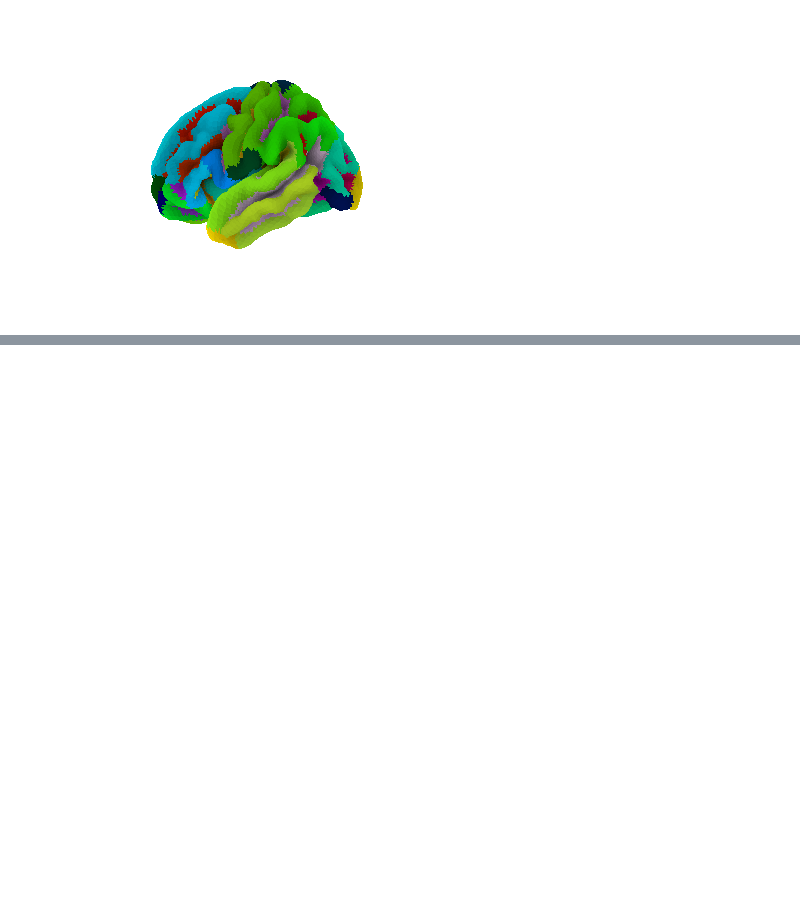
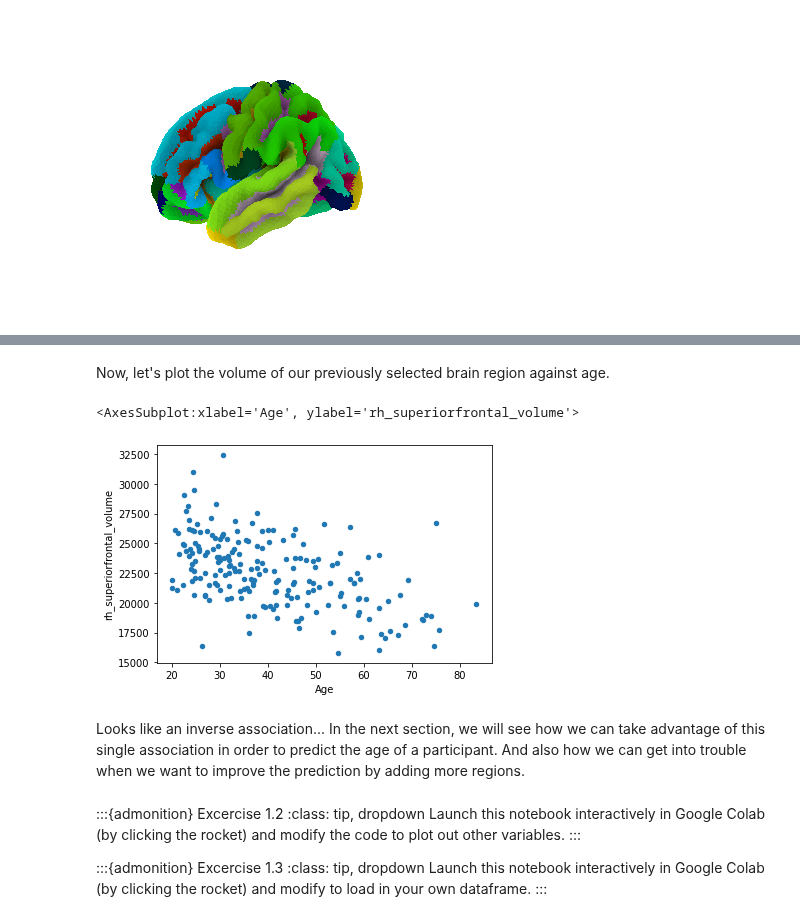
Before and after one commit to pni-lab/predmod_lecture, a Jupyter notebook: contents/1_python_basics/data_frames.ipynb, the cells around one changed output, grey strips where cells are left out. Cells and saved outputs as stored; diff of their text form; code cells hidden in the pictures; blank space fills up the shorter version.

```diff
--- a/contents/1_python_basics/data_frames.ipynb
+++ b/contents/1_python_basics/data_frames.ipynb
@@ -75,0 +128,20 @@ with pandas
+# %% [markdown]
+Now, let's plot the volume of our previously selected brain region against age.
+# %%
+df.plot.scatter(x='Age', y='rh_superiorfrontal_volume')
+# %% [output]
+<AxesSubplot:xlabel='Age', ylabel='rh_superiorfrontal_volume'>
+[figure, added]
+# %% [markdown]
+Looks like an inverse association...
+In the next section, we will see how we can take advantage of this single association in order to predict the age of a participant. And also how we can get into trouble when we want to improve the prediction by adding more regions.
+# %% [markdown]
+:::{admonition} Excercise 1.2
+:class: tip, dropdown
+Launch this notebook interactively in Google Colab (by clicking the rocket) and modify the code to plot out other variables.
+:::
+
+:::{admonition} Excercise 1.3
+:class: tip, dropdown
+Launch this notebook interactively in Google Colab (by clicking the rocket) and modify to load in your own dataframe.
+:::
```
Also changed, not shown: parts of 12 cells of this notebook, 2 other files.
